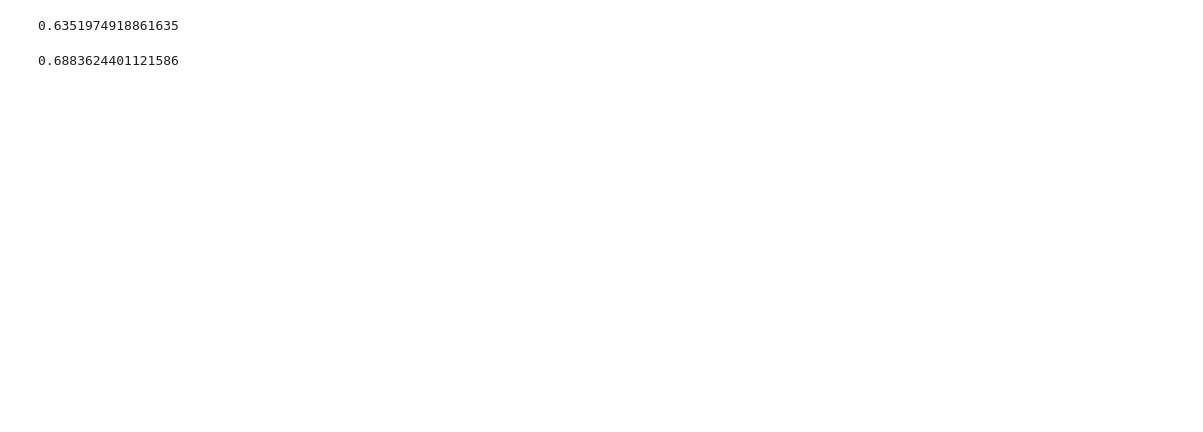
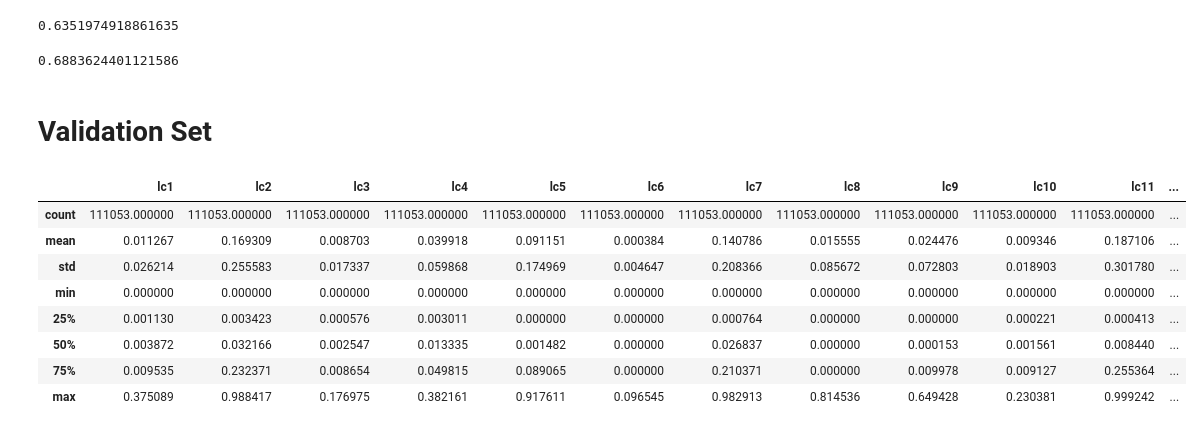
Before and after one commit to MegaCookies88/Data-Challenge-Wildfires, a Jupyter notebook: wildfires.ipynb, the cells around one changed output. Drawn from its saved outputs; the diff is of its cells as text; code cells hidden in the pictures; blank space fills up the shorter version.

```diff
--- a/wildfires.ipynb
+++ b/wildfires.ipynb
@@ -217,3 +210,19 @@ clf.predict(X_train)
 clf.score(X_test, y_test)
 # %% [output]
 0.6883624401121586
+# %% [markdown]
+# Validation Set
+# %%
+# Land Cover
+data_validation[['lc1', 'lc2', 'lc3', 'lc4', 'lc5', 'lc6', 'lc7', 'lc8', 'lc9',
+                 'lc10', 'lc11', 'lc12', 'lc13', 'lc14', 'lc15', 'lc16', 'lc17', 'lc18']].describe()
+# %% [output]
+|  | lc1 | lc2 | lc3 | lc4 | lc5 | lc6 | lc7 | lc8 | lc9 | lc10 | lc11 | ... |
+| count | 111053.000000 | 111053.000000 | 111053.000000 | 111053.000000 | 111053.000000 | 111053.000000 | 111053.000000 | 111053.000000 | 111053.000000 | 111053.000000 | 111053.000000 | ... |
+| mean | 0.011267 | 0.169309 | 0.008703 | 0.039918 | 0.091151 | 0.000384 | 0.140786 | 0.015555 | 0.024476 | 0.009346 | 0.187106 | ... |
+| std | 0.026214 | 0.255583 | 0.017337 | 0.059868 | 0.174969 | 0.004647 | 0.208366 | 0.085672 | 0.072803 | 0.018903 | 0.301780 | ... |
+| min | 0.000000 | 0.000000 | 0.000000 | 0.000000 | 0.000000 | 0.000000 | 0.000000 | 0.000000 | 0.000000 | 0.000000 | 0.000000 | ... |
+| 25% | 0.001130 | 0.003423 | 0.000576 | 0.003011 | 0.000000 | 0.000000 | 0.000764 | 0.000000 | 0.000000 | 0.000221 | 0.000413 | ... |
+| 50% | 0.003872 | 0.032166 | 0.002547 | 0.013335 | 0.001482 | 0.000000 | 0.026837 | 0.000000 | 0.000153 | 0.001561 | 0.008440 | ... |
+| 75% | 0.009535 | 0.232371 | 0.008654 | 0.049815 | 0.089065 | 0.000000 | 0.210371 | 0.000000 | 0.009978 | 0.009127 | 0.255364 | ... |
+| max | 0.375089 | 0.988417 | 0.176975 | 0.382161 | 0.917611 | 0.096545 | 0.982913 | 0.814536 | 0.649428 | 0.230381 | 0.999242 | ... |
```
Also changed, not shown: parts of 6 cells of this notebook.
